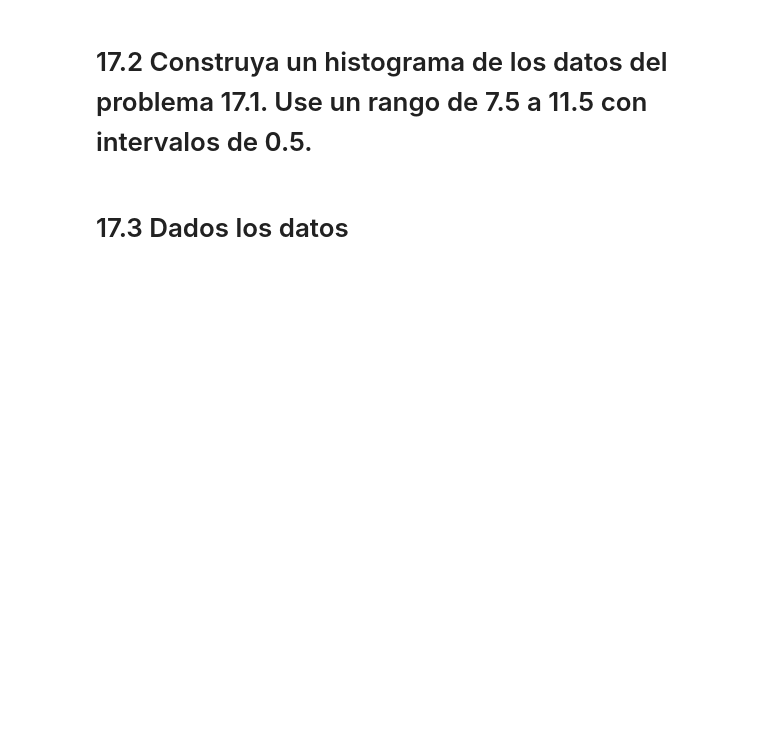
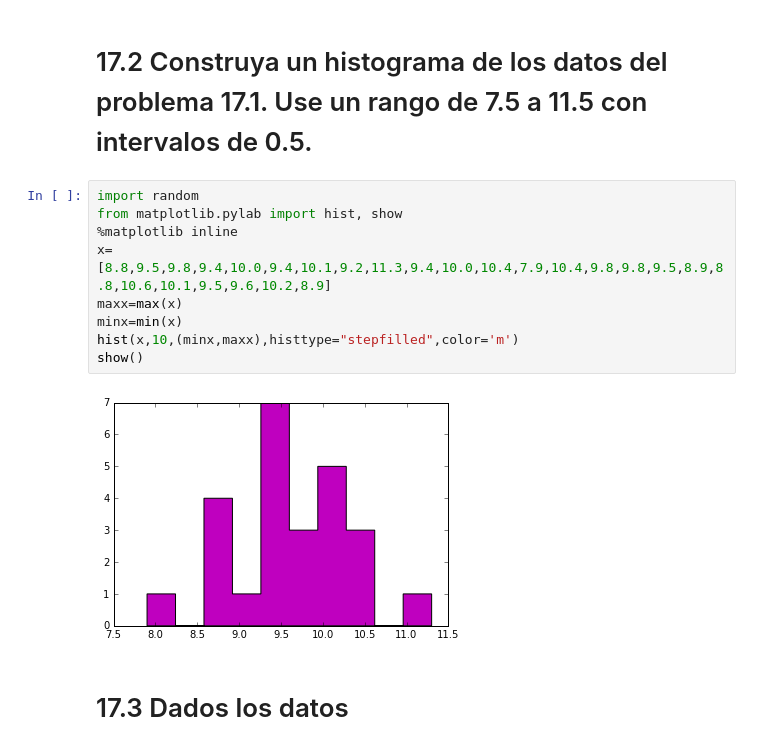
Before and after one commit to DianaCamargo/Metodos_numericos, a Jupyter notebook: Clase_14/Taller_Regresion.ipynb, the cells around one changed output. Cells and saved outputs as stored; diff of their text form; blank space fills up the shorter version.

```diff
--- a/Clase_14/Taller_Regresion.ipynb
+++ b/Clase_14/Taller_Regresion.ipynb
@@ -16,5 +42,16 @@ print np.array([[8.8, 9.5, 9.8, 9.4, 10.0],[9.4, 10.1, 9.2, 11.3, 9.4],[10.0, 10
 # %% [markdown]
 # 17.2 Construya un histograma de los datos del problema 17.1. Use un rango de 7.5 a 11.5 con intervalos de 0.5.
+# %%
+import random
+from matplotlib.pylab import hist, show
+%matplotlib inline
+x=[8.8,9.5,9.8,9.4,10.0,9.4,10.1,9.2,11.3,9.4,10.0,10.4,7.9,10.4,9.8,9.8,9.5,8.9,8.8,10.6,10.1,9.5,9.6,10.2,8.9]
+maxx=max(x)
+minx=min(x)
+hist(x,10,(minx,maxx),histtype="stepfilled",color='m')
+show()
+# %% [output]
+[figure, added]
 # %% [markdown]
 # 17.3 Dados los datos
 # %%
```
Also changed, not shown: parts of 6 cells of this notebook.
